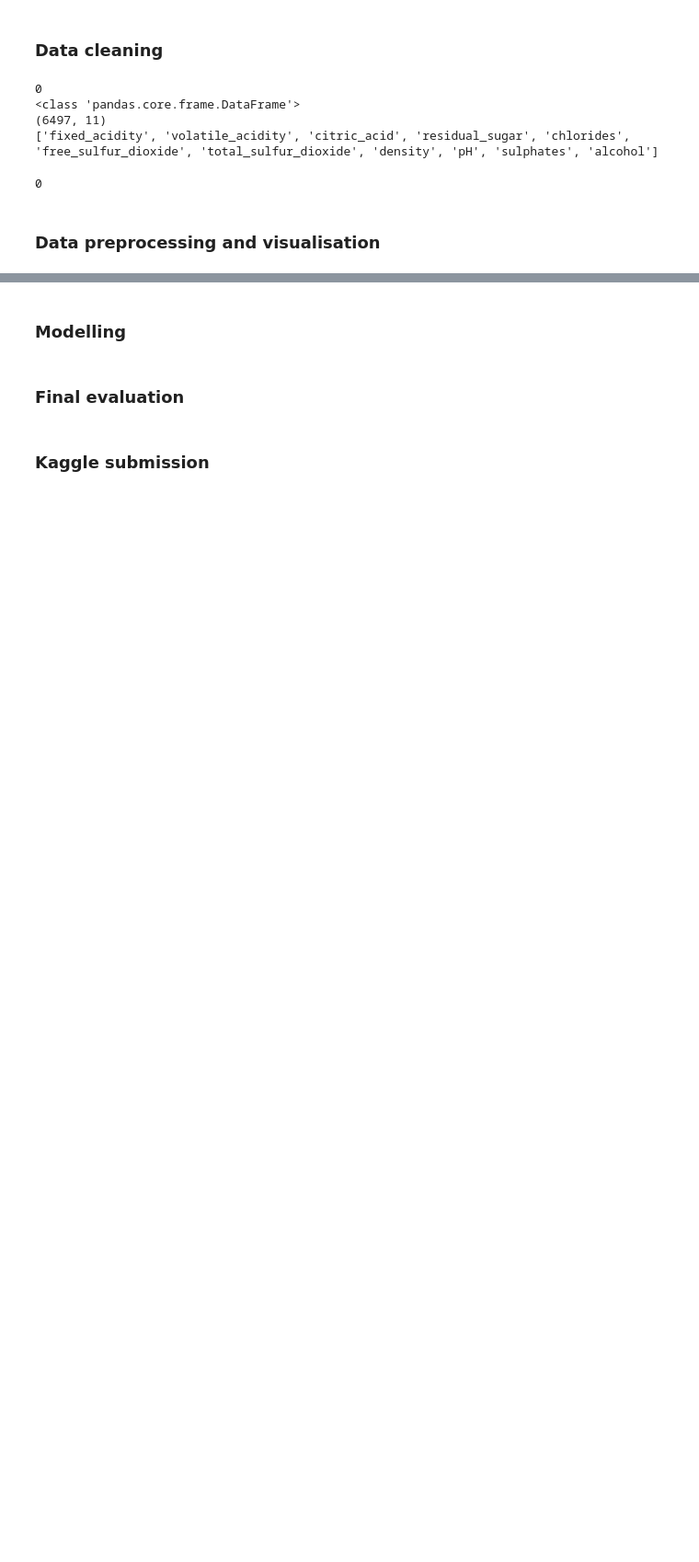
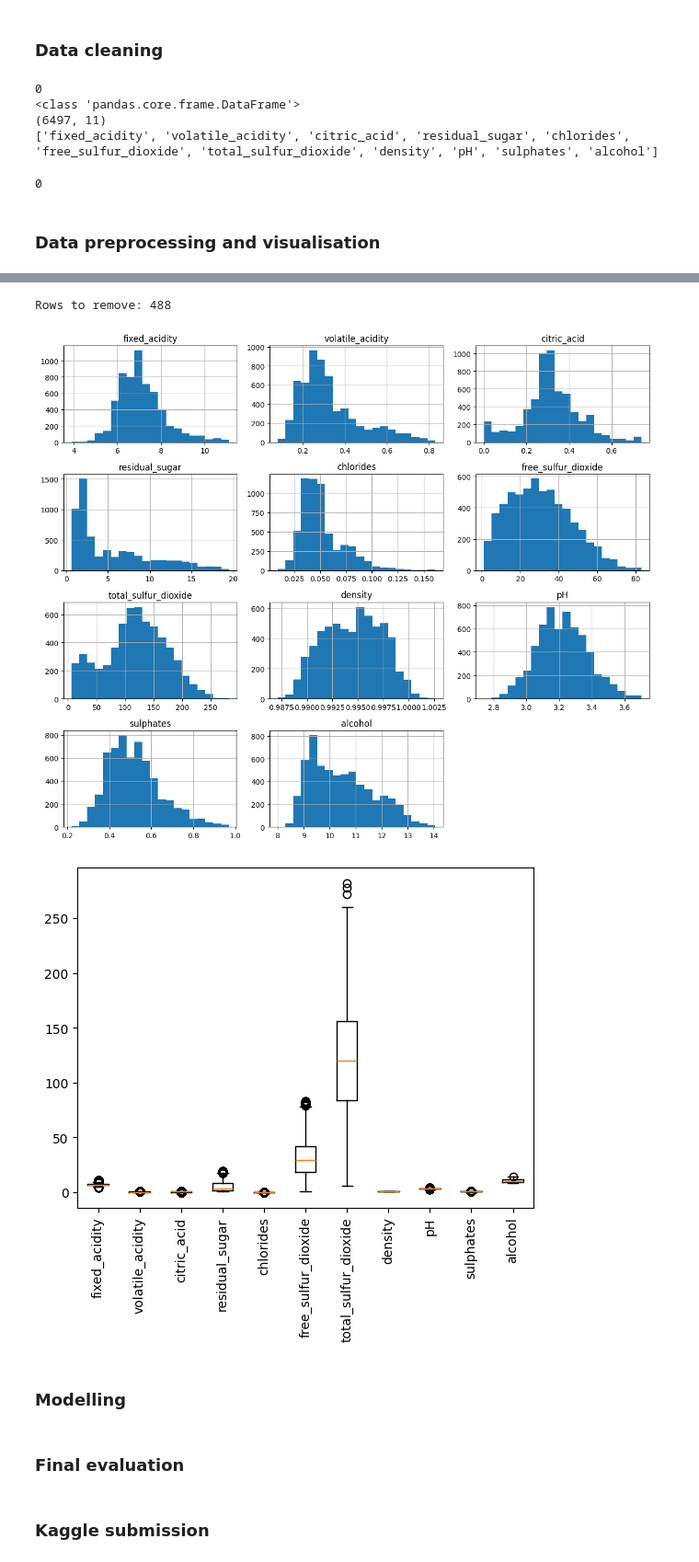
Before and after one commit to sondre04aasheim-spec/Deliverable_3_DAT200, a Jupyter notebook: CA3_template_group_30.ipynb, the cells around one changed output, grey strips where cells are left out. Shown at 92% size. Saved outputs shown, nothing was run; the diff lists cells and outputs as text; code cells hidden in the pictures; blank space fills up the shorter version.

```diff
--- a/CA3_template_group_30.ipynb
+++ b/CA3_template_group_30.ipynb
@@ -134,0 +143,9 @@ as a question to discuss together is, are we intrested in the outliers? as from
+# %%
+# Gives each item inside the dataframe a score based on how far it is from the mean through z = (x-mu)/sigma
+z_scores = (X - X.mean()) / X.std(ddof=0)
+
+# Checks if the z score is above or under the average by 3 through using absolute values
+outliers = z_scores.abs() > 3
+
+print("Outliers per feature:")
+print(outliers.sum())
@@ -135,3 +166,29 @@ as a question to discuss together is, are we intrested in the outliers? as from
+# %%
+# Identify rows containing at least one outlier
+outlier_rows = outliers.any(axis=1)
+
+# To make sure we aren't removing too much data, which 488 from 6497 is a acceptilbe number
+print(f"Rows to remove: {outlier_rows.sum()}")
+
+# Filtering the data
+X_clean = X.loc[~outlier_rows].copy()
+# %% [output]
+Rows to remove: 488
+# %%
+# Displaying the graphs again to visually confirm that the outliers have been removed. No need for thourougnes
+X_clean.hist(figsize=(12, 10), bins=20)
+plt.tight_layout()
+plt.show()
+
+plt.boxplot(X_clean)
+plt.xticks([1, 2, 3, 4, 5, 6, 7, 8, 9, 10, 11],
+           ["fixed_acidity", "volatile_acidity", "citric_acid", "residual_sugar", "chlorides",
+            "free_sulfur_dioxide", "total_sulfur_dioxide", "density", "pH", "sulphates", "alcohol"],
+            rotation=90)
+plt.show()
+# %% [output]
+[figure, added]
+[figure, added]
 # %% [markdown]
 ### Modelling
 # %% [markdown]
```
Also changed, not shown: parts of 4 cells of this notebook.
